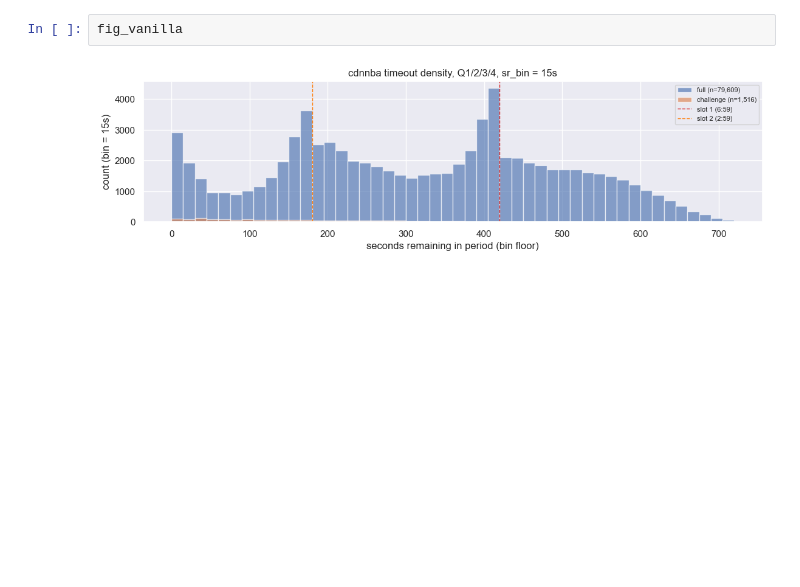
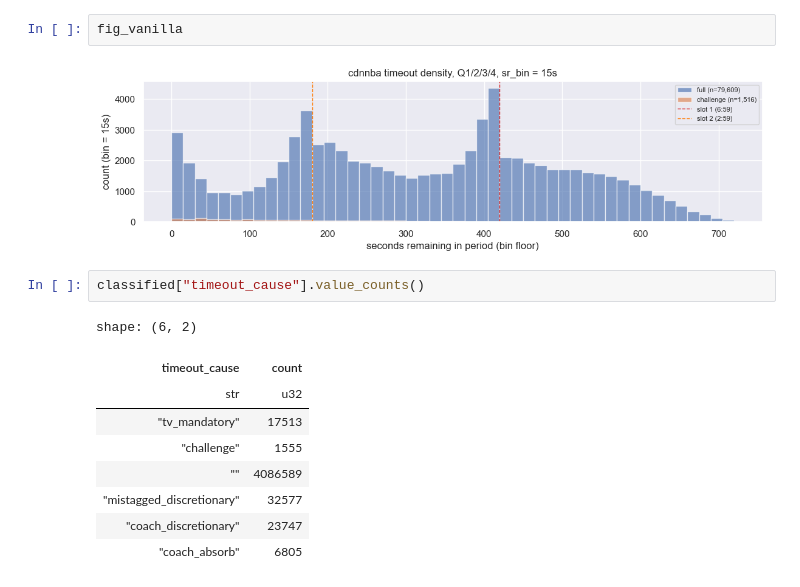
Before and after one commit to akseldkw07/NBA-Timeout-Impact, a Jupyter notebook: Notebooks/TV-Timeout-Injection.ipynb, the cells around one changed output. Drawn from its saved outputs; the diff is of its cells as text; blank space fills up the shorter version.

```diff
--- a/Notebooks/TV-Timeout-Injection.ipynb
+++ b/Notebooks/TV-Timeout-Injection.ipynb
@@ -318,4 +326,16 @@ fig
 fig_vanilla
 # %% [output]
 [figure]
+# %%
+classified["timeout_cause"].value_counts()
+# %% [output]
+shape: (6, 2)
+| timeout_cause | count |
+| str | u32 |
+| "tv_mandatory" | 17513 |
+| "challenge" | 1555 |
+| "" | 4086589 |
+| "mistagged_discretionary" | 32577 |
+| "coach_discretionary" | 23747 |
+| "coach_absorb" | 6805 |
 # %%
```
Also changed, not shown: parts of 13 cells of this notebook, 7 other files.
